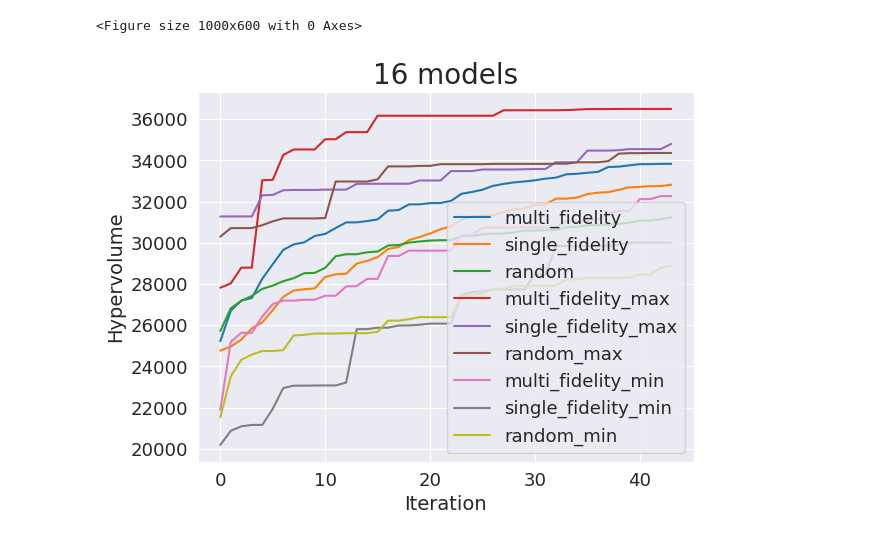
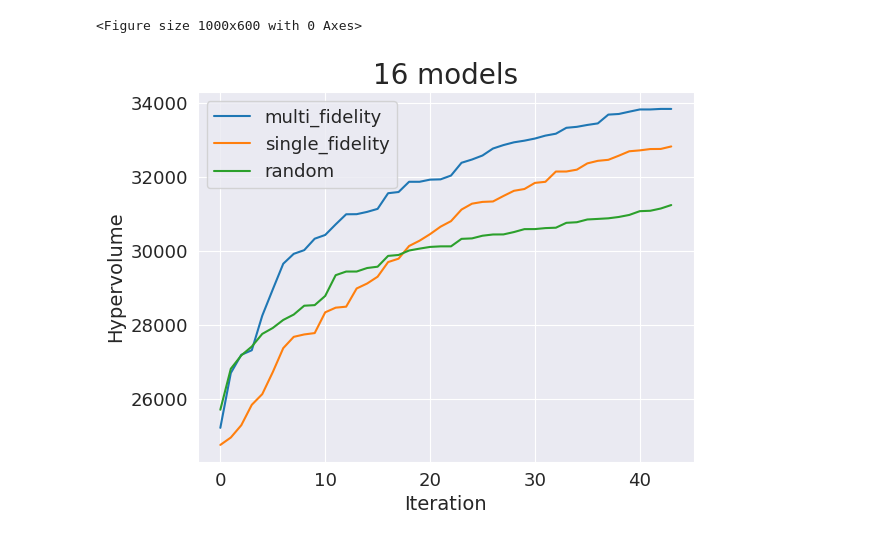
Before and after one commit to memory-of-star/wafer_scale_chip_dse_framework, a Jupyter notebook: run_full_space.ipynb, the cells around one changed output. Cells and saved outputs as stored; diff of their text form; code cells hidden in the pictures.

```diff
--- a/run_full_space.ipynb
+++ b/run_full_space.ipynb
@@ -63,27 +61,27 @@ plt.figure(figsize=(10,6), tight_layout=True)
 # %%
 
 for cm in range(1):
     plt.plot(np.arange(len(curves_highest_mean_multi_fidelity[cm][6:])), curves_highest_mean_multi_fidelity[cm][6:], label='multi_fidelity')
     plt.plot(np.arange(len(curves_highest_mean_single_fidelity[cm][6:])), curves_highest_mean_single_fidelity[cm][6:], label='single_fidelity')
     plt.plot(np.arange(len(curves_highest_mean_random[cm][6:])), curves_highest_mean_random[cm][6:], label='random')
 
-    plt.plot(np.arange(len(curve_highest_max_multi_fidelity[6:])), curve_highest_max_multi_fidelity[6:], label='multi_fidelity_max')
-    plt.plot(np.arange(len(curve_highest_max_single_fidelity[6:])), curve_highest_max_single_fidelity[6:], label='single_fidelity_max')
-    plt.plot(np.arange(len(curve_highest_max_random[6:])), curve_highest_max_random[6:], label='random_max')
+    # plt.plot(np.arange(len(curve_highest_max_multi_fidelity[6:])), curve_highest_max_multi_fidelity[6:], label='multi_fidelity_max')
+    # plt.plot(np.arange(len(curve_highest_max_single_fidelity[6:])), curve_highest_max_single_fidelity[6:], label='single_fidelity_max')
+    # plt.plot(np.arange(len(curve_highest_max_random[6:])), curve_highest_max_random[6:], label='random_max')
 
-    plt.plot(np.arange(len(curve_highest_min_multi_fidelity[6:])), curve_highest_min_multi_fidelity[6:], label='multi_fidelity_min')
-    plt.plot(np.arange(len(curve_highest_min_single_fidelity[6:])), curve_highest_min_single_fidelity[6:], label='single_fidelity_min')
-    plt.plot(np.arange(len(curve_highest_min_random[6:])), curve_highest_min_random[6:], label='random_min')
+    # plt.plot(np.arange(len(curve_highest_min_multi_fidelity[6:])), curve_highest_min_multi_fidelity[6:], label='multi_fidelity_min')
+    # plt.plot(np.arange(len(curve_highest_min_single_fidelity[6:])), curve_highest_min_single_fidelity[6:], label='single_fidelity_min')
+    # plt.plot(np.arange(len(curve_highest_min_random[6:])), curve_highest_min_random[6:], label='random_min')
 
     plt.xlabel('Iteration')
     plt.ylabel('Hypervolume')
     plt.title('16 models'.format(cm))
 
     plt.legend()
     plt.savefig('result/picture/inference_of_gpt2'.format(cm))
     plt.show()
 # %% [output]
-[figure, old version]
+[figure, new version]
 # %%
 run_time = 10
 
```
Also changed, not shown: parts of 1 cell of this notebook, 3 other files.
